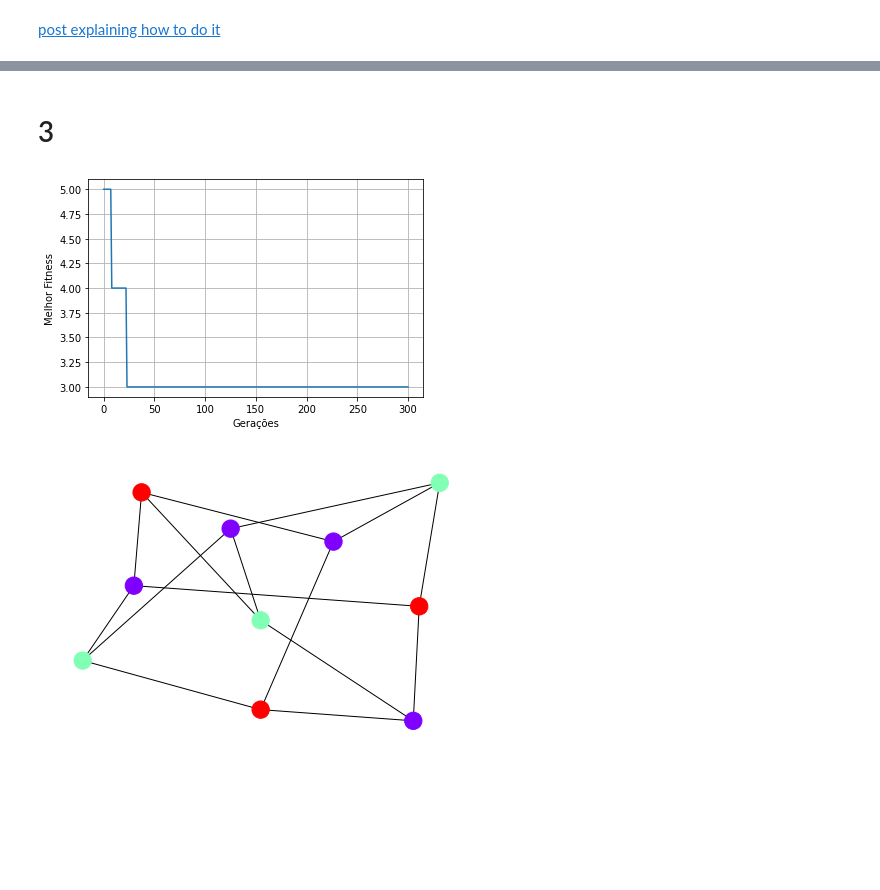
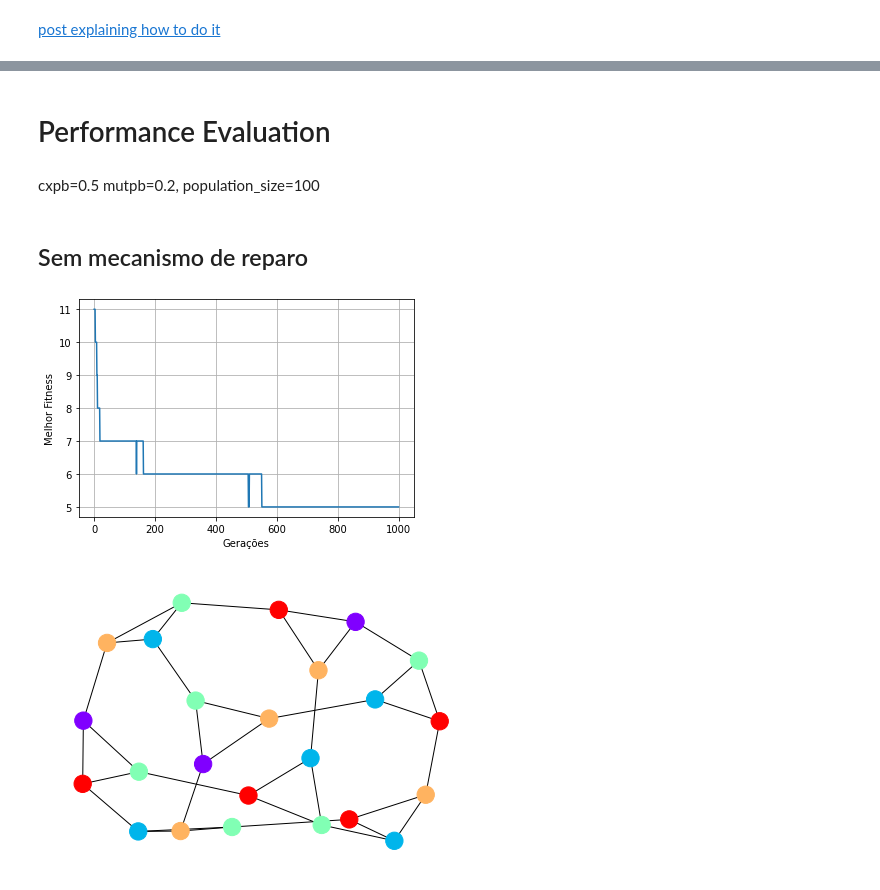
Before and after one commit to fabioafreitas/Computacao_Evolutiva, a Jupyter notebook: Atividades/graph_coloring/graph_coloring.ipynb, the cells around one changed output, grey strips where cells are left out. Saved outputs shown, nothing was run; the diff lists cells and outputs as text; code cells hidden in the pictures; blank space fills up the shorter version.

```diff
--- a/Atividades/graph_coloring/graph_coloring.ipynb
+++ b/Atividades/graph_coloring/graph_coloring.ipynb
@@ -145,51 +287,18 @@ toolbox.register("select", tools.selTournament, tournsize=2)
-# %%
-def graph_coloring_problem(
-        population_size=100,
-        crosover_rate=0.5,
-        mutation_rate=0.2,
-        max_generations=100,
-        hall_of_fame_size=1,
-        verbose=True):
-
-    pop = toolbox.population(n=population_size)
-    hof = tools.HallOfFame(hall_of_fame_size)
-    stats = tools.Statistics(lambda ind: ind.fitness.values)
-    stats.register("avg", np.mean)
-    stats.register("std", np.std)
-    stats.register("min", np.min)
-    stats.register("max", np.max)
-
-    pop, log = algorithms.eaSimple(
-        pop, toolbox,
-        cxpb=crosover_rate,
-        mutpb=mutation_rate,
-        ngen=max_generations,
-        stats=stats,
-        halloffame=hof,
-        verbose=verbose)
-
-
-
-    return pop, log, hof
-# %% [markdown]
-# 3
-# %%
-if __name__ == "__main__":
-    random.seed(0)
-
-    pop, log, hof = graph_coloring_problem(max_generations=300, verbose=False)
-
-    # plot curva de convergência
-    gen = log.select('gen')
-    best_per_gen = log.select('min')
-    fig, ax = plt.subplots()
-    ax.plot(gen, best_per_gen)
-    ax.grid()
-    ax.set(xlabel="Gerações", ylabel="Melhor Fitness")
-    plt.show()
-
-    # plot melhore individuo
-    gcp.plot_graph(hof.items[0])
-# %% [output]
-[figure, removed]
-[figure, removed]
+# %% [markdown]
+# Performance Evaluation
+# %% [markdown]
+cxpb=0.5
+mutpb=0.2,
+population_size=100
+# %% [markdown]
+## Sem mecanismo de reparo
+# %%
+graph_coloring_problem(
+    graph=nx.truncated_cube_graph(),
+    ngen=1000,
+    repairing_enabled=False,
+    verbose=False
+)
+# %% [output]
+[figure, added]
+[figure, added]
```
Also changed, not shown: parts of 16 cells of this notebook, 7 other files.
